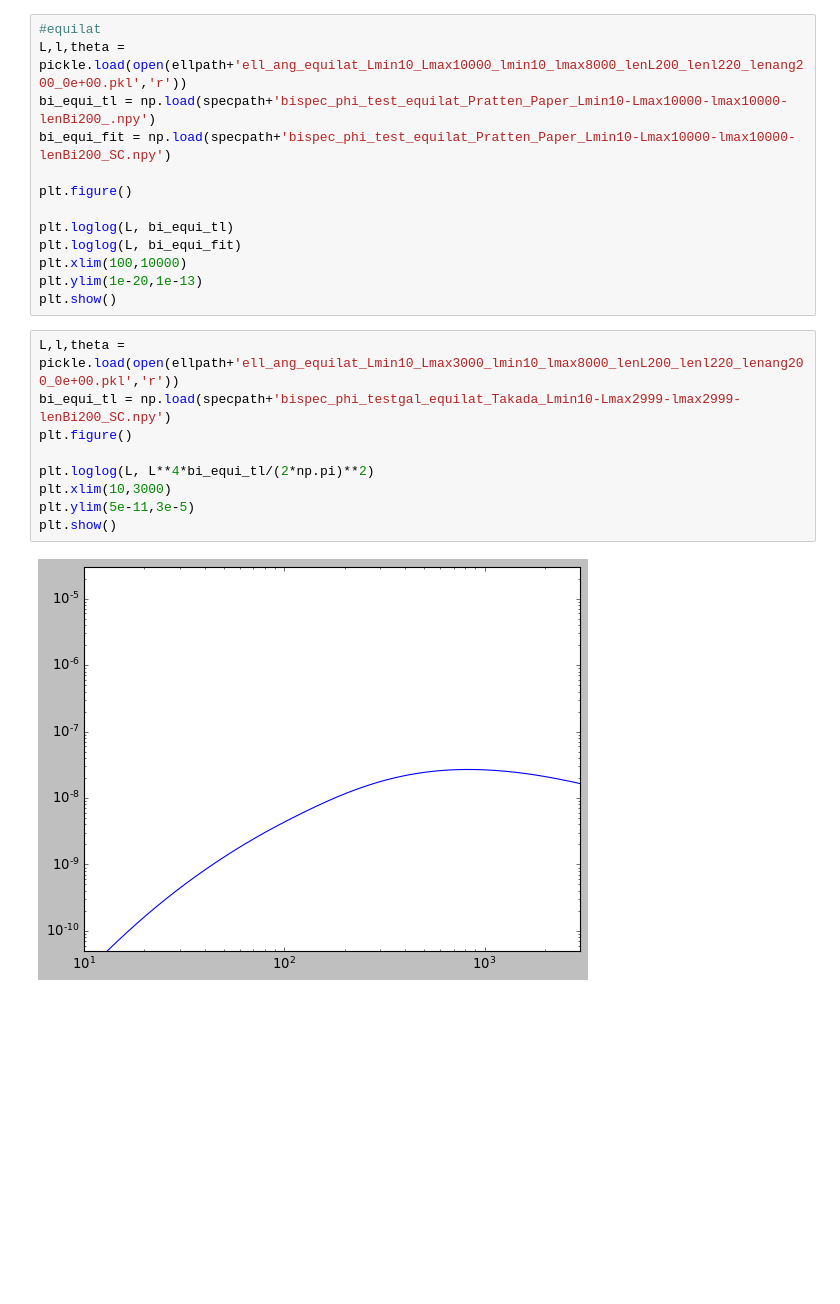
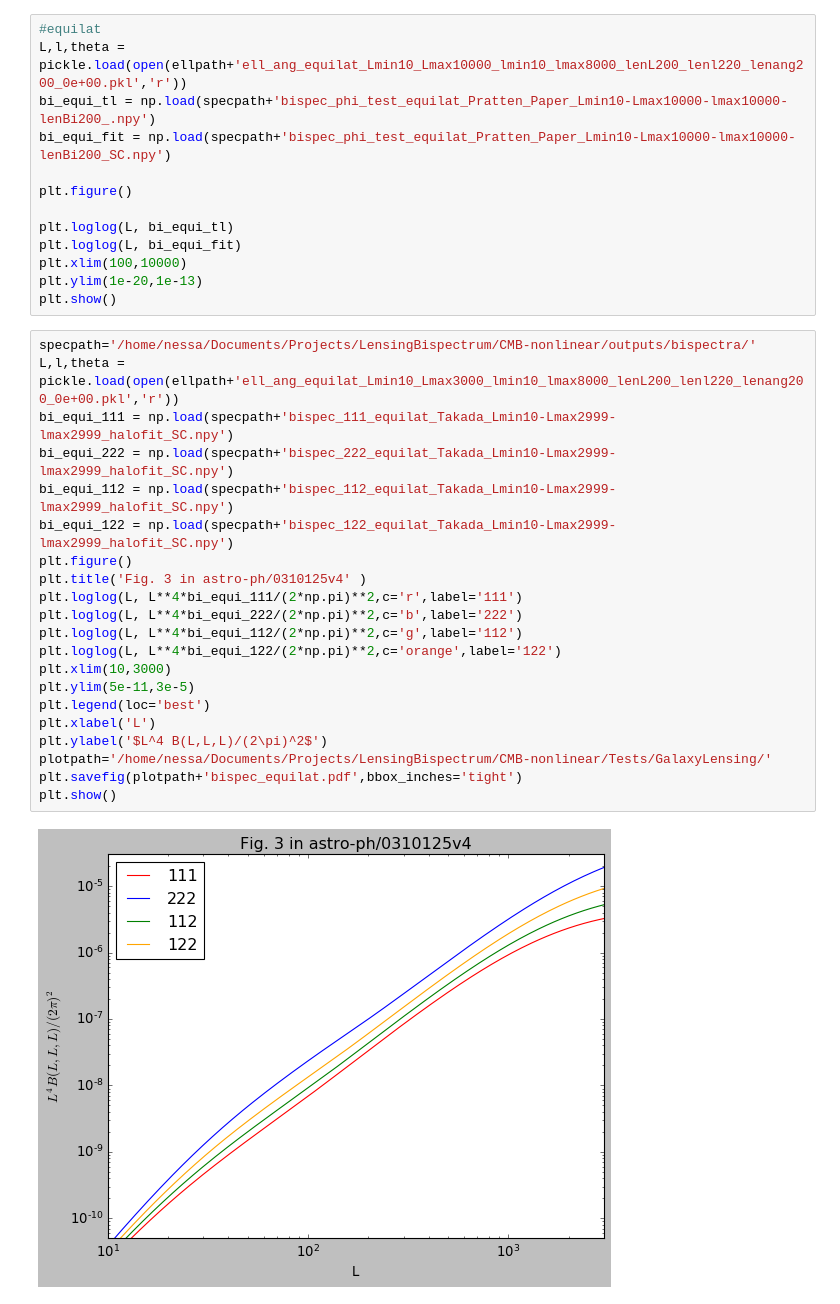
Before and after one commit to VMBoehm/BispectrumBias, a Jupyter notebook: TestBispectra.ipynb, the cells around one changed output. Saved outputs shown, nothing was run; the diff lists cells and outputs as text; blank space fills up the shorter version.

Commit message:
Fig 2 and 3 from Takada & Jain reproduced

```diff
--- a/TestBispectra.ipynb
+++ b/TestBispectra.ipynb
@@ -34,14 +34,26 @@ plt.loglog(L, bi_equi_fit)
 plt.xlim(100,10000)
 plt.ylim(1e-20,1e-13)
 plt.show()
-# %%
-L,l,theta = pickle.load(open(ellpath+'ell_ang_equilat_Lmin10_Lmax3000_lmin10_lmax8000_lenL200_lenl220_lenang200_0e+00.pkl','r'))
-bi_equi_tl = np.load(specpath+'bispec_phi_testgal_equilat_Takada_Lmin10-Lmax2999-lmax2999-lenBi200_SC.npy')
-plt.figure()
-
-plt.loglog(L, L**4*bi_equi_tl/(2*np.pi)**2)
-plt.xlim(10,3000)
-plt.ylim(5e-11,3e-5)
-plt.show()
-# %% [output]
-[figure, removed]
+# %%
+specpath='/home/nessa/Documents/Projects/LensingBispectrum/CMB-nonlinear/outputs/bispectra/'
+L,l,theta = pickle.load(open(ellpath+'ell_ang_equilat_Lmin10_Lmax3000_lmin10_lmax8000_lenL200_lenl220_lenang200_0e+00.pkl','r'))
+bi_equi_111 = np.load(specpath+'bispec_111_equilat_Takada_Lmin10-Lmax2999-lmax2999_halofit_SC.npy')
+bi_equi_222 = np.load(specpath+'bispec_222_equilat_Takada_Lmin10-Lmax2999-lmax2999_halofit_SC.npy')
+bi_equi_112 = np.load(specpath+'bispec_112_equilat_Takada_Lmin10-Lmax2999-lmax2999_halofit_SC.npy')
+bi_equi_122 = np.load(specpath+'bispec_122_equilat_Takada_Lmin10-Lmax2999-lmax2999_halofit_SC.npy')
+plt.figure()
+plt.title('Fig. 3 in astro-ph/0310125v4' )
+plt.loglog(L, L**4*bi_equi_111/(2*np.pi)**2,c='r',label='111')
+plt.loglog(L, L**4*bi_equi_222/(2*np.pi)**2,c='b',label='222')
+plt.loglog(L, L**4*bi_equi_112/(2*np.pi)**2,c='g',label='112')
+plt.loglog(L, L**4*bi_equi_122/(2*np.pi)**2,c='orange',label='122')
+plt.xlim(10,3000)
+plt.ylim(5e-11,3e-5)
+plt.legend(loc='best')
+plt.xlabel('L')
+plt.ylabel('$L^4 B(L,L,L)/(2\pi)^2$')
+plotpath='/home/nessa/Documents/Projects/LensingBispectrum/CMB-nonlinear/Tests/GalaxyLensing/'
+plt.savefig(plotpath+'bispec_equilat.pdf',bbox_inches='tight')
+plt.show()
+# %% [output]
+[figure, added]
```
Also changed, not shown: parts of 1 cell of this notebook, 3 other files.
